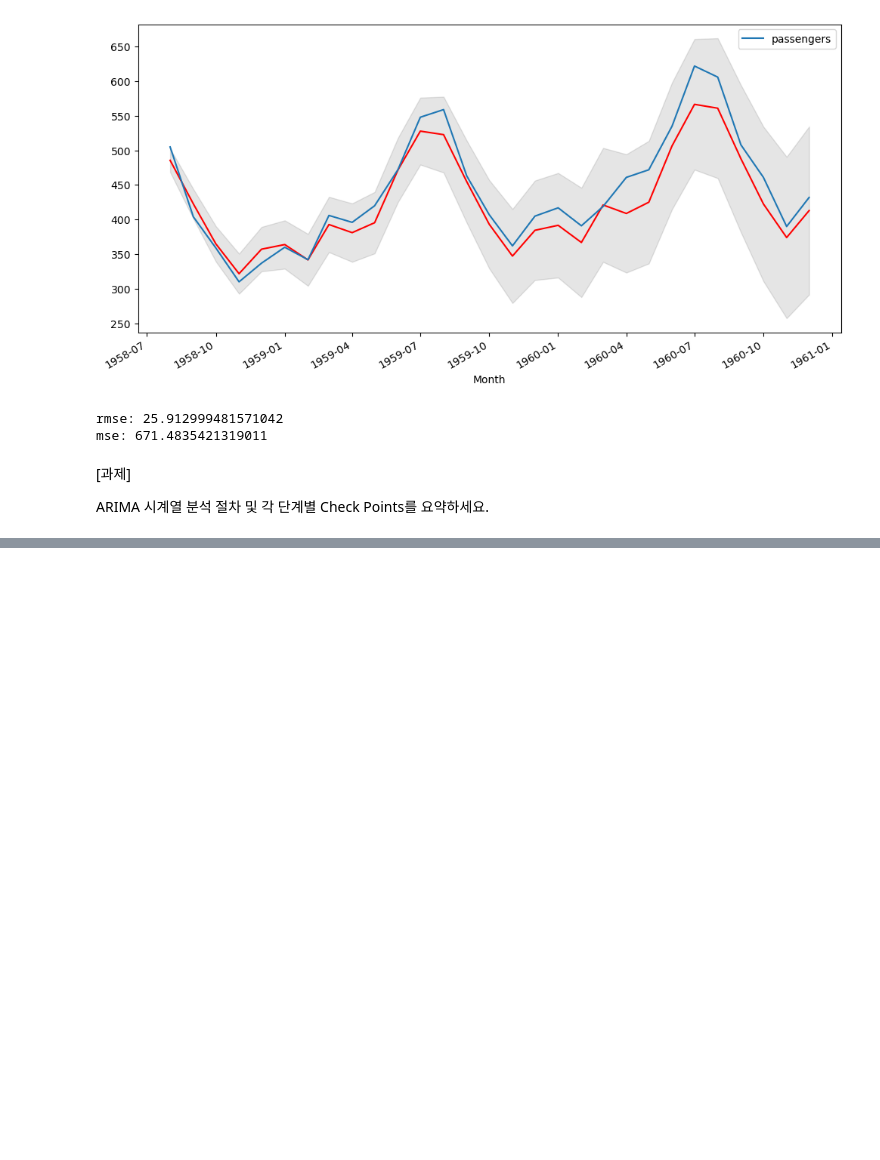
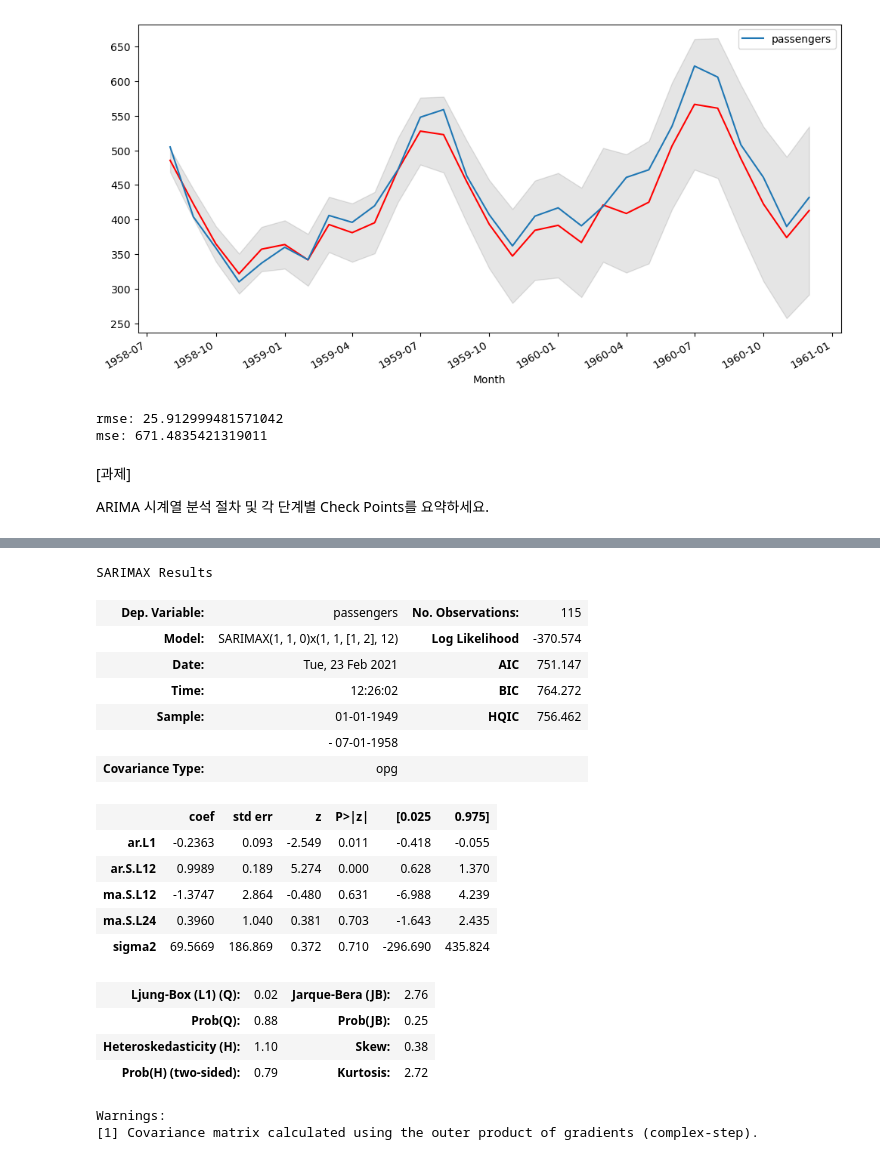
Before and after one commit to bnv20/Caba_ml, a Jupyter notebook: ML56_시계열분석_ARIMA_SARIMA_guide.ipynb, the cells around one changed output, grey strips where cells are left out. Drawn from its saved outputs; the diff is of its cells as text; code cells hidden in the pictures; blank space fills up the shorter version.

```diff
--- a/ML56_시계열분석_ARIMA_SARIMA_guide.ipynb
+++ b/ML56_시계열분석_ARIMA_SARIMA_guide.ipynb
@@ -428,0 +481,29 @@ ARIMA 시계열 분석 절차 및 각 단계별 Check Points를 요약하세요.
+# %%
+from statsmodels.tsa.statespace.sarimax import SARIMAX
+
+model = SARIMAX(train['passengers'],
+               order = (1,1,0),
+               seasonal_order=(1,1,2,12))
+result = model.fit()
+result.summary()
+# %% [output]
+SARIMAX Results
+| Dep. Variable: | passengers | No. Observations: | 115 |
+| Model: | SARIMAX(1, 1, 0)x(1, 1, [1, 2], 12) | Log Likelihood | -370.574 |
+| Date: | Tue, 23 Feb 2021 | AIC | 751.147 |
+| Time: | 12:26:02 | BIC | 764.272 |
+| Sample: | 01-01-1949 | HQIC | 756.462 |
+|  | - 07-01-1958 |  |  |
+| Covariance Type: | opg |  |  |
+|  | coef | std err | z | P>|z| | [0.025 | 0.975] |
+| ar.L1 | -0.2363 | 0.093 | -2.549 | 0.011 | -0.418 | -0.055 |
+| ar.S.L12 | 0.9989 | 0.189 | 5.274 | 0.000 | 0.628 | 1.370 |
+| ma.S.L12 | -1.3747 | 2.864 | -0.480 | 0.631 | -6.988 | 4.239 |
+| ma.S.L24 | 0.3960 | 1.040 | 0.381 | 0.703 | -1.643 | 2.435 |
+| sigma2 | 69.5669 | 186.869 | 0.372 | 0.710 | -296.690 | 435.824 |
+| Ljung-Box (L1) (Q): | 0.02 | Jarque-Bera (JB): | 2.76 |
+| Prob(Q): | 0.88 | Prob(JB): | 0.25 |
+| Heteroskedasticity (H): | 1.10 | Skew: | 0.38 |
+| Prob(H) (two-sided): | 0.79 | Kurtosis: | 2.72 |
+Warnings:
+[1] Covariance matrix calculated using the outer product of gradients (complex-step).
```
Also changed, not shown: parts of 6 cells of this notebook.
